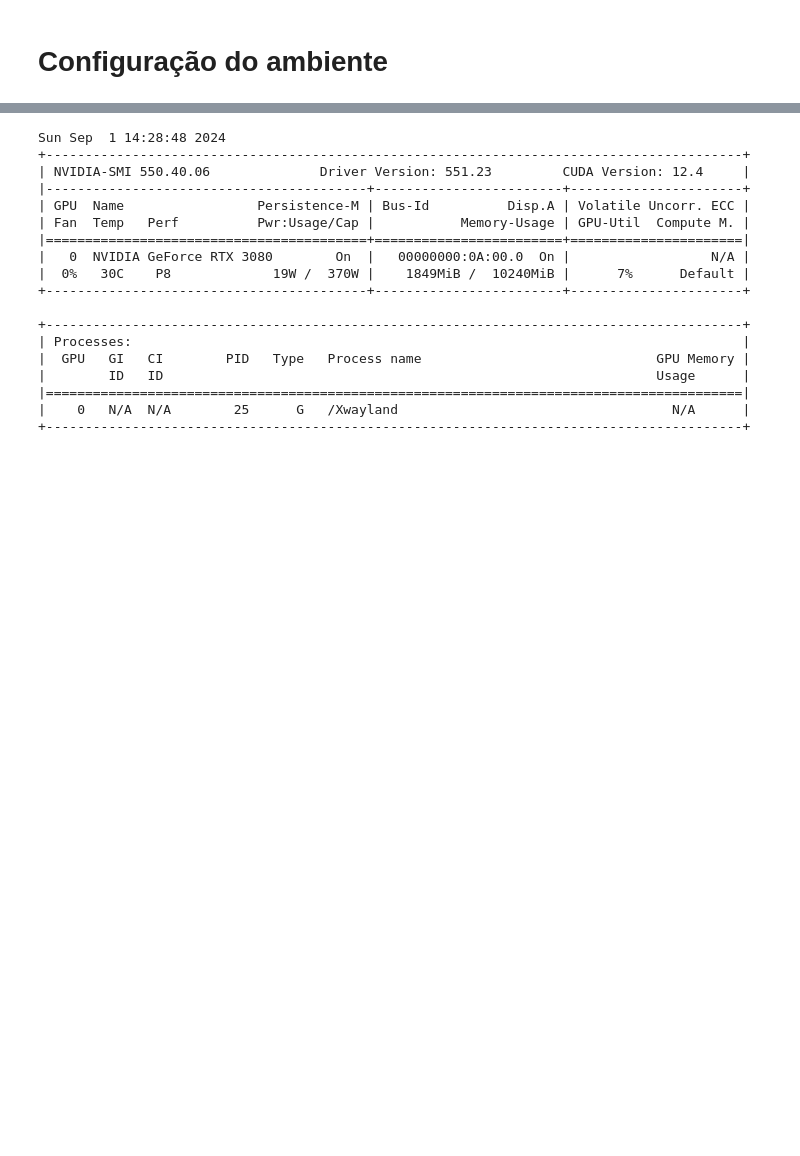
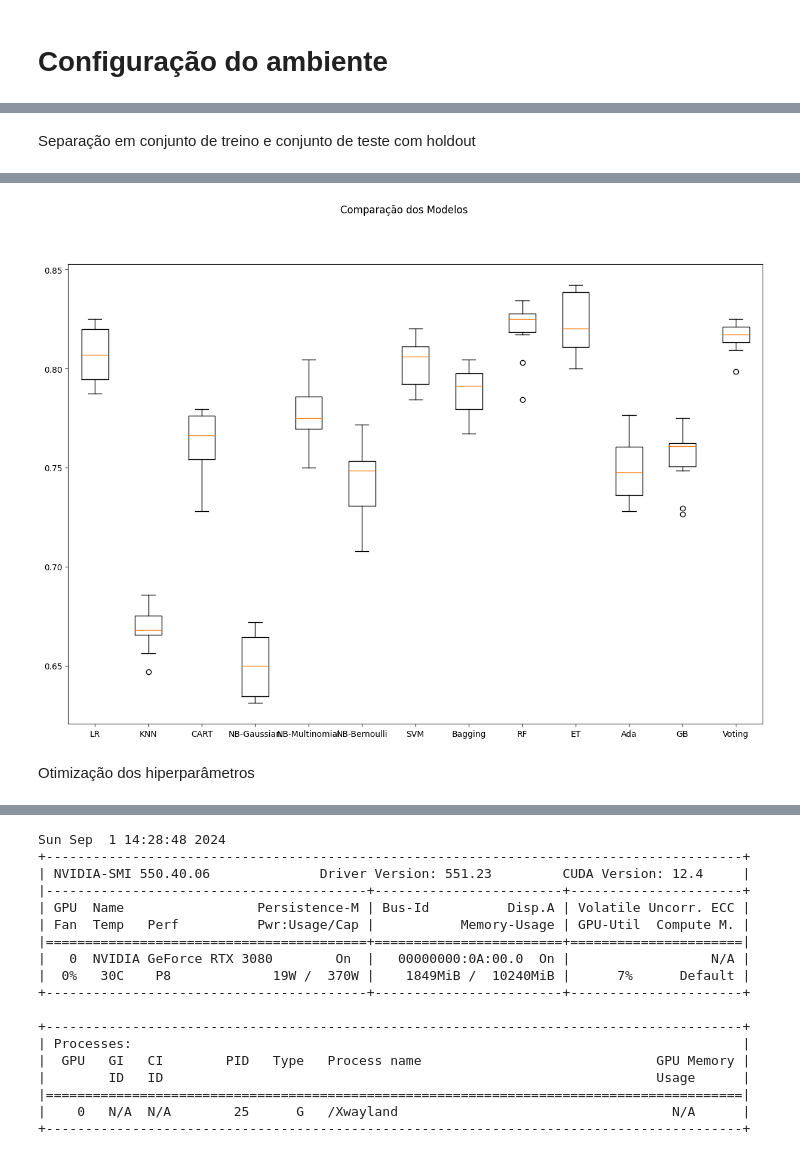
Before and after one commit to bpbastos/sentiment-analysis-ml-api, a Jupyter notebook: machine-learning/notebooks/SentimentAnalysis.ipynb, the cells around one changed output, grey strips where cells are left out. Cells and saved outputs as stored; diff of their text form; code cells hidden in the pictures; blank space fills up the shorter version.

```diff
--- a/machine-learning/notebooks/SentimentAnalysis.ipynb
+++ b/machine-learning/notebooks/SentimentAnalysis.ipynb
@@ -461,0 +262,10 @@ y_test_df.to_csv("../data/y_test_dataset_sentiment.csv", index=False)
+# %%
+# Separando entrada e saída
+X = cleaned_dataset  # Texto do review limpo
+y = dataset['sentiment'] # Sentimento 0(negativo)/2(negativo)
+
+# Vetorização do texto usando CountVectorizer
+vectorizer = CountVectorizer(analyzer = "word")
+
+# Ajuste e transformação no conjunto de treino
+X = vectorizer.fit_transform(X)
@@ -461,0 +275,2 @@ y_test_df.to_csv("../data/y_test_dataset_sentiment.csv", index=False)
+# %% [markdown]
+Separação em conjunto de treino e conjunto de teste com holdout
@@ -461,0 +289,60 @@ y_test_df.to_csv("../data/y_test_dataset_sentiment.csv", index=False)
+# %%
+np.random.seed(7) # definindo uma semente global
+
+# Lista que armazenará os modelos
+models = []
+
+# Criando os modelos e adicionando-os na lista de modelos
+models.append(('LR', LogisticRegression(max_iter=200)))
+models.append(('KNN', KNeighborsClassifier()))
+models.append(('CART', DecisionTreeClassifier()))
+models.append(('NB-Gaussian', GaussianNB()))
+models.append(('NB-Multinomial', MultinomialNB(alpha=1.0, fit_prior=True)))
+models.append(('NB-Bernoulli', BernoulliNB(alpha=1.0, fit_prior=True)))
+models.append(('SVM', SVC()))
+
+# Definindo os parâmetros do classificador base para o BaggingClassifier
+base = DecisionTreeClassifier()
+num_trees = 100
+max_features = 3
+
+# Criando os modelos para o VotingClassifier
+bases = []
+model1 = LogisticRegression(max_iter=200)
+bases.append(('logistic', model1))
+model2 = DecisionTreeClassifier()
+bases.append(('cart', model2))
+model3 = SVC()
+bases.append(('svm', model3))
+
+# Criando os ensembles e adicionando-os na lista de modelos
+models.append(('Bagging', BaggingClassifier(estimator=base, n_estimators=num_trees)))
+models.append(('RF', RandomForestClassifier(n_estimators=num_trees, max_features=max_features)))
+models.append(('ET', ExtraTreesClassifier(n_estimators=num_trees, max_features=max_features)))
+models.append(('Ada', AdaBoostClassifier(n_estimators=num_trees)))
+models.append(('GB', GradientBoostingClassifier(n_estimators=num_trees)))
+models.append(('Voting', VotingClassifier(bases)))
+
+# Listas para armazenar os resultados
+results = []
+names = []
+
+# Avaliação dos modelos
+for name, model in models:
+    if name == 'NB-Gaussian':
+        cv_results = cross_val_score(model, X_train.toarray(), y_train, cv=kfold, scoring=scoring)
+    else:
+        cv_results = cross_val_score(model, X_train, y_train, cv=kfold, scoring=scoring)
+    results.append(cv_results)
+    names.append(name)
+    msg = "%s: %f (%f)" % (name, cv_results.mean(), cv_results.std())
+    print(msg)
+
+# Boxplot de comparação dos modelos
+fig = plt.figure(figsize=(15,10))
+fig.suptitle('Comparação dos Modelos')
+ax = fig.add_subplot(111)
+plt.boxplot(results)
+ax.set_xticklabels(names)
+plt.show()
+# %% [output]
@@ -461,0 +362,3 @@ y_test_df.to_csv("../data/y_test_dataset_sentiment.csv", index=False)
+[figure, added]
+# %% [markdown]
+Otimização dos hiperparâmetros
```
Also changed, not shown: parts of 52 cells of this notebook, 9 other files.
